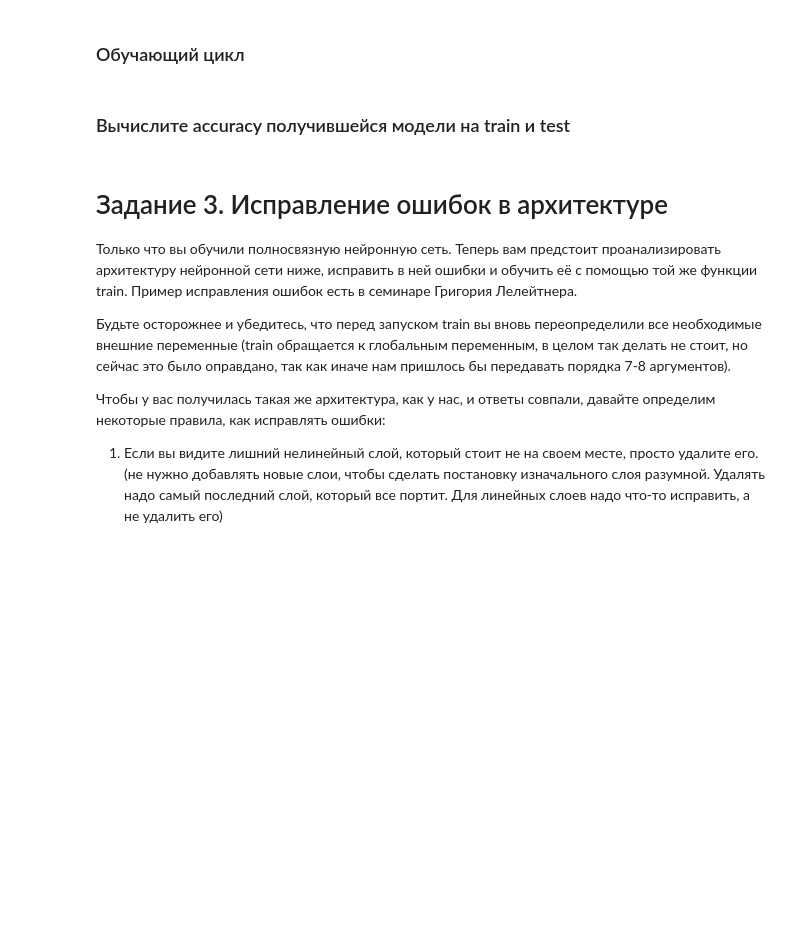
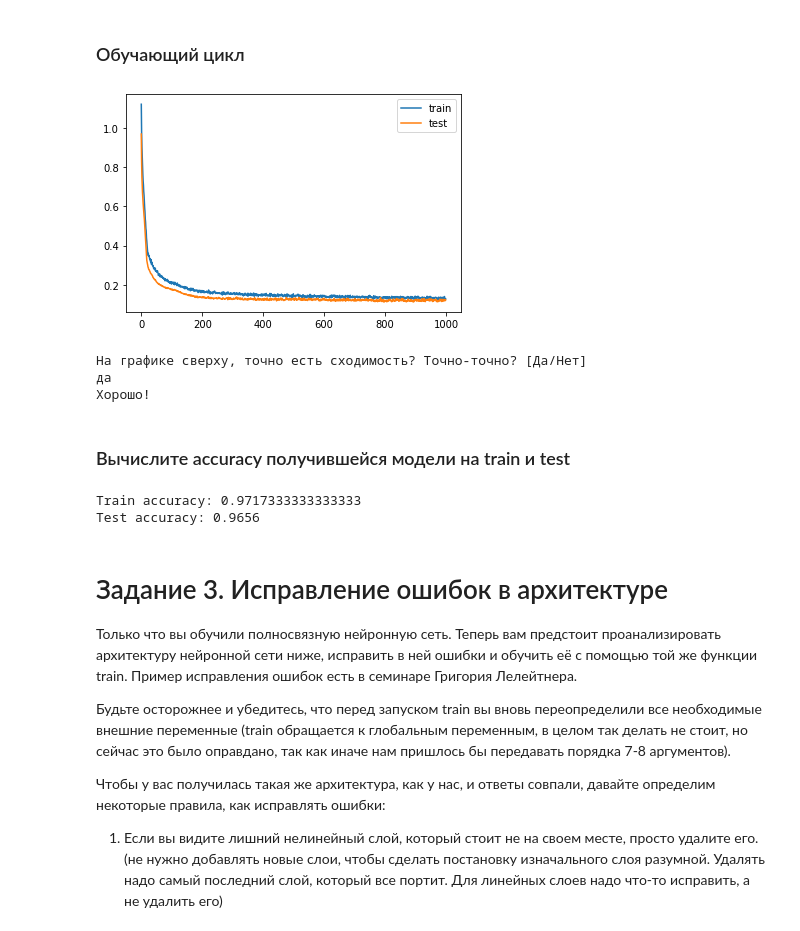
Before and after one commit to apropazhin/DLS_2020, a Jupyter notebook: Week 5 - Neural Networks/[homework]neural_networks_pytorch.ipynb, the cells around one changed output. Saved outputs shown, nothing was run; the diff lists cells and outputs as text; code cells hidden in the pictures; blank space fills up the shorter version.

```diff
--- a/Week 5 - Neural Networks/[homework]neural_networks_pytorch.ipynb
+++ b/Week 5 - Neural Networks/[homework]neural_networks_pytorch.ipynb
@@ -145,7 +155,8 @@ y = <YOUR CODE>
 Нормализация фичей
 # %%
 # Просто вычтите среднее и поделитe на стандартное отклонение (с помощью пандас). Также преобразуйте всё в np.array
-X = <YOUR CODE>
+X = np.array((X - X.mean())/X.std(ddof=0))
+y = np.array(y)
 # %%
 assert type(X) == np.ndarray and type(y) == np.ndarray, 'Проверьте, что получившиеся массивы являются np.ndarray'
 assert np.allclose(y[:5], [1,1,0,1,1])
@@ -175,3 +177,20 @@ optimizer = <YOUR CODE>
+# %%
+torch.manual_seed(42)
+np.random.seed(42)
+model = nn.Sequential(
+    nn.Linear(X.shape[1], 50),
+    nn.ReLU(),
+    nn.Dropout(p=0.5),
+    nn.BatchNorm1d(50),
+    nn.Linear(50, 100),
+    nn.ReLU(),
+    nn.Dropout(p=0.5),
+    nn.BatchNorm1d(100),
+    nn.Linear(100, 3)
+)
+
+loss_fn = nn.CrossEntropyLoss()
+optimizer = torch.optim.Adam(model.parameters(), lr=1e-3)
 # %% [markdown]
 ### Обучающий цикл
 # %%
@@ -186,25 +205,28 @@ def train(X_train, y_train, X_test, y_test, num_epoch):
             model.train(True)
             # Посчитаем предсказание и лосс
             # YOUR CODE
-
+            y_pred = model.forward(X_batch)
+            loss = loss_fn(y_pred, y_batch)
             # зануляем градиент
             # YOUR CODE
-
+            optimizer.zero_grad()
             # backward
             # YOUR CODE
-
+            loss.backward()
             # ОБНОВЛЯЕМ веса
             # YOUR CODE
+            optimizer.step()
+            # Запишем число (не тензор) в наши батчевые лоссы
+            epoch_train_losses.append(loss.item())
 
-            # Запишем число (не тензор) в наши батчевые лоссы
-            epoch_train_losses.append(# YOUR CODE)
         train_losses.append(np.mean(epoch_train_losses))
-
         # Теперь посчитаем лосс на тесте
         model.train(False)
         with torch.no_grad():
             # Сюда опять же надо положить именно число равное лоссу на всем тест датасете
-            test_losses.append(# YOUR CODE)
+            y_pr = model.forward(X_test)
+            loss = loss_fn(y_pr, y_test)
+            test_losses.append(loss.item())
 
     return train_losses, test_losses
 # %%
@@ -216,30 +238,39 @@ def check_loss_decreased():
     else:
         raise RuntimeError("Можно уменьшить дропаут, уменьшить lr, поправить архитектуру, etc")
 # %%
-train_losses, test_losses = train(# YOUR CODE) #Подберите количество эпох так, чтобы график loss сходился
+train_losses, test_losses = train(X_train, y_train, X_test, y_test, 1000)
+#Подберите количество эпох так, чтобы график loss сходился
 plt.plot(range(len(train_losses)), train_losses, label='train')
 plt.plot(range(len(test_losses)), test_losses, label='test')
 plt.legend()
 plt.show()
 
 check_loss_decreased()
 assert train_losses[-1] < 0.3 and test_losses[-1] < 0.3
+# %% [output]
+[figure, added]
+На графике сверху, точно есть сходимость? Точно-точно? [Да/Нет]
+да
+Хорошо!
 # %% [markdown]
 ### Вычислите accuracy получившейся модели на train и test
 # %%
 from sklearn.metrics import accuracy_score
 
 model.eval()
-train_pred_labels = #YOUR CODE: use forward
-test_pred_labels = #YOUR CODE: use forward
+train_pred_labels = model.forward(X_train).argmax(1).numpy() #YOUR CODE: use forward
+test_pred_labels = model.forward(X_test).argmax(1).numpy() #YOUR CODE: use forward
 
-train_acc = accuracy_score(# YOUR CODE)
-test_acc = accuracy_score(# YOUR CODE)
+train_acc = accuracy_score(y_train, train_pred_labels)
+test_acc = accuracy_score(y_test, test_pred_labels)
 
 assert train_acc > 0.9, "Если уж классифицировать звезды, которые уже видел, то не хуже, чем в 90% случаев"
 assert test_acc > 0.9, "Новые звезды тоже надо классифицировать хотя бы в 90% случаев"
 
 print("Train accuracy: {}\nTest accuracy: {}".format(train_acc, test_acc))
+# %% [output]
+Train accuracy: 0.9717333333333333
+Test accuracy: 0.9656
 # %% [markdown]
 # Задание 3. Исправление ошибок в архитектуре
 
```
Also changed, not shown: parts of 16 cells of this notebook.
